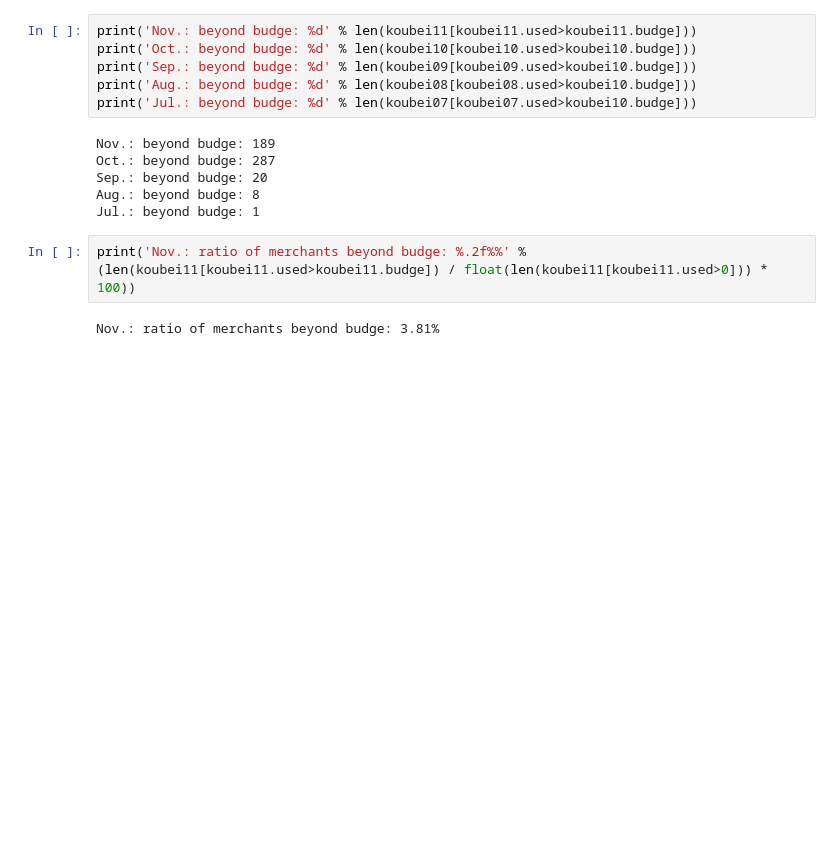
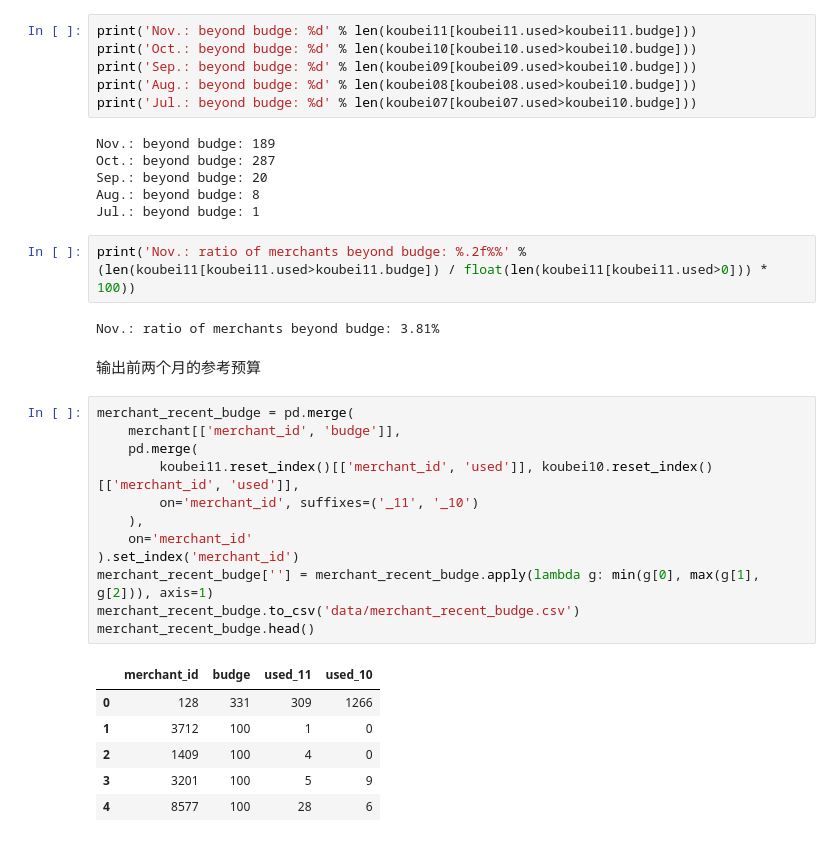
Before and after one commit to yfwz100/koubei-rec-2016, a Jupyter notebook: Budge-Evaluation.ipynb, the cells around one changed output. Saved outputs shown, nothing was run; the diff lists cells and outputs as text; blank space fills up the shorter version.

```diff
--- a/Budge-Evaluation.ipynb
+++ b/Budge-Evaluation.ipynb
@@ -206,3 +206,24 @@ Jul.: beyond budge: 1
 print('Nov.: ratio of merchants beyond budge: %.2f%%' % (len(koubei11[koubei11.used>koubei11.budge]) / float(len(koubei11[koubei11.used>0])) * 100))
 # %% [output]
 Nov.: ratio of merchants beyond budge: 3.81%
+# %% [markdown]
+输出前两个月的参考预算
+# %%
+merchant_recent_budge = pd.merge(
+    merchant[['merchant_id', 'budge']],
+    pd.merge(
+        koubei11.reset_index()[['merchant_id', 'used']], koubei10.reset_index()[['merchant_id', 'used']],
+        on='merchant_id', suffixes=('_11', '_10')
+    ),
+    on='merchant_id'
+).set_index('merchant_id')
+merchant_recent_budge[''] = merchant_recent_budge.apply(lambda g: min(g[0], max(g[1], g[2])), axis=1)
+merchant_recent_budge.to_csv('data/merchant_recent_budge.csv')
+merchant_recent_budge.head()
+# %% [output]
+|  | merchant_id | budge | used_11 | used_10 |
+| 0 | 128 | 331 | 309 | 1266 |
+| 1 | 3712 | 100 | 1 | 0 |
+| 2 | 1409 | 100 | 4 | 0 |
+| 3 | 3201 | 100 | 5 | 9 |
+| 4 | 8577 | 100 | 28 | 6 |
```
Also changed, not shown: parts of 4 cells of this notebook.
